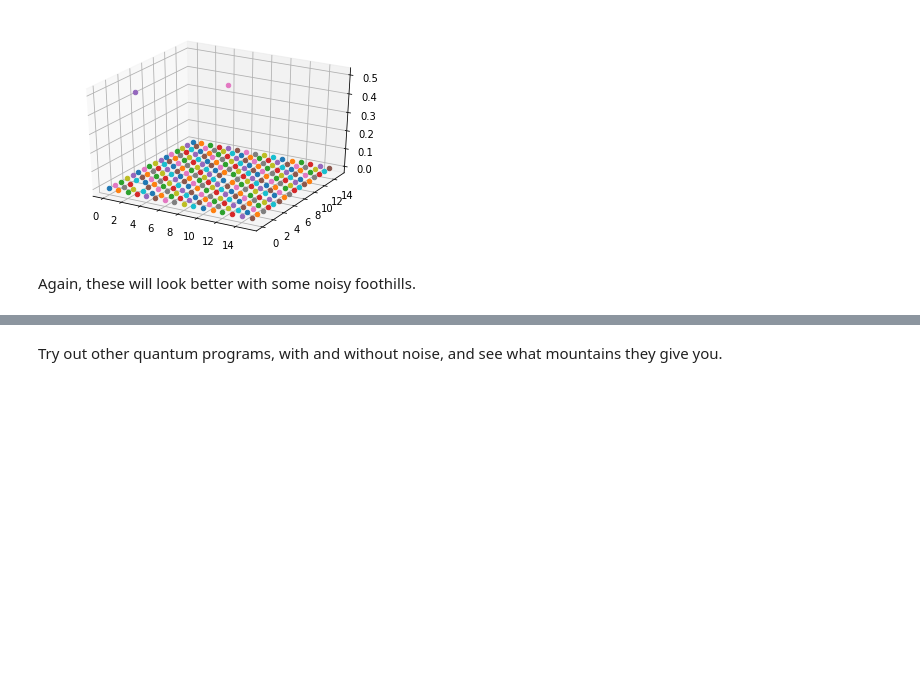
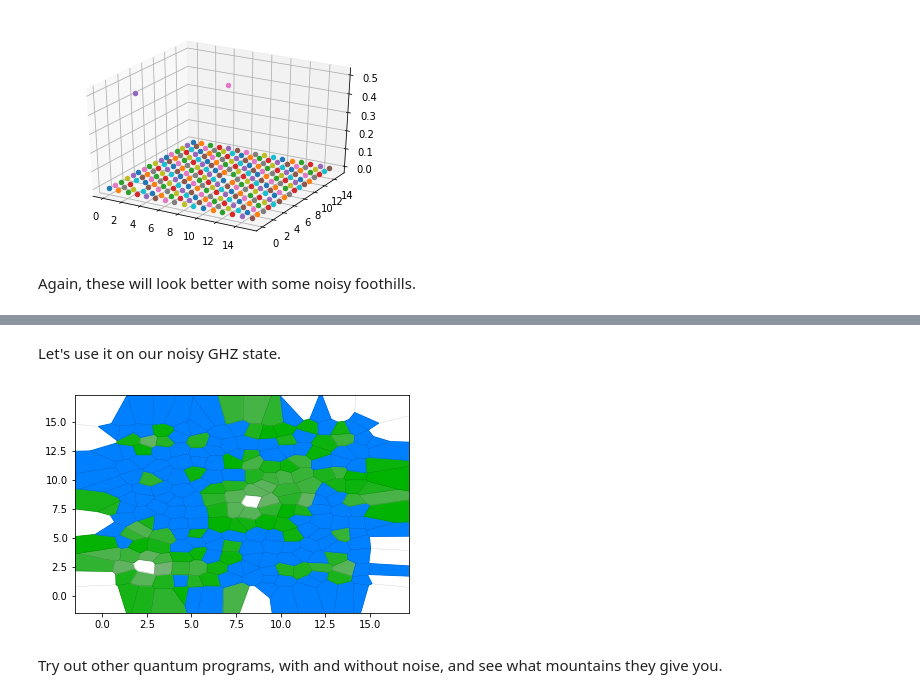
Before and after one commit to quantumjim/qreative, a Jupyter notebook: tutorials/random_mountain.ipynb, the cells around one changed output, grey strips where cells are left out. Saved outputs shown, nothing was run; the diff lists cells and outputs as text; code cells hidden in the pictures; blank space fills up the shorter version.

```diff
--- a/tutorials/random_mountain.ipynb
+++ b/tutorials/random_mountain.ipynb
@@ -115,2 +131,50 @@ plot_mountain(pos,prob)
+# %%
+import numpy as np
+from scipy.spatial import Voronoi, voronoi_plot_2d
+import random
+
+def plot_island(pos,prob,sea=0.3,tree=0.8,snow=0.9,log=True,perturb=0.75):
+
+    coords = []
+    Z = []
+    for node in pos:
+        coords.append( [pos[node][0]+(1-random.random())*perturb,pos[node][1]+(1-random.random())*perturb] )
+        if log:
+            Z.append(np.log(prob[node]))
+        else:
+            Z.append(prob[node])
+
+    vor = Voronoi(coords)
+
+    minZ = min(Z)
+    maxZ = max(Z)
+    # normalize chosen colormap
+    colors = []
+    for node in range(len(Z)):
+        z = (Z[node]-minZ)/(maxZ-minZ)
+        if z<sea:
+            color = (0,0.5,1,1)
+        elif z<tree:
+            color = (1*(z-sea),1*(1-sea),1*(z-sea),1)
+        elif z<snow:
+            color = (0.7,0.7,0.7,1)
+        else:
+            color = (1,1,1,1)
+        colors.append(color)
+
+    # plot Voronoi diagram, and fill finite regions with color mapped from speed value
+    voronoi_plot_2d(vor, show_points=True, show_vertices=False, point_size=0, line_width=0.1)
+    for r in range(len(vor.point_region)):
+        region = vor.regions[vor.point_region[r]]
+        if not -1 in region:
+            polygon = [vor.vertices[i] for i in region]
+            plt.fill(*zip(*polygon), color=colors[r])
+    plt.show()
+# %% [markdown]
+Let's use it on our noisy GHZ state.
+# %%
+plot_island(pos,prob)
+# %% [output]
+[figure, added]
 # %% [markdown]
 Try out other quantum programs, with and without noise, and see what mountains they give you.
```
Also changed, not shown: parts of 9 cells of this notebook.
